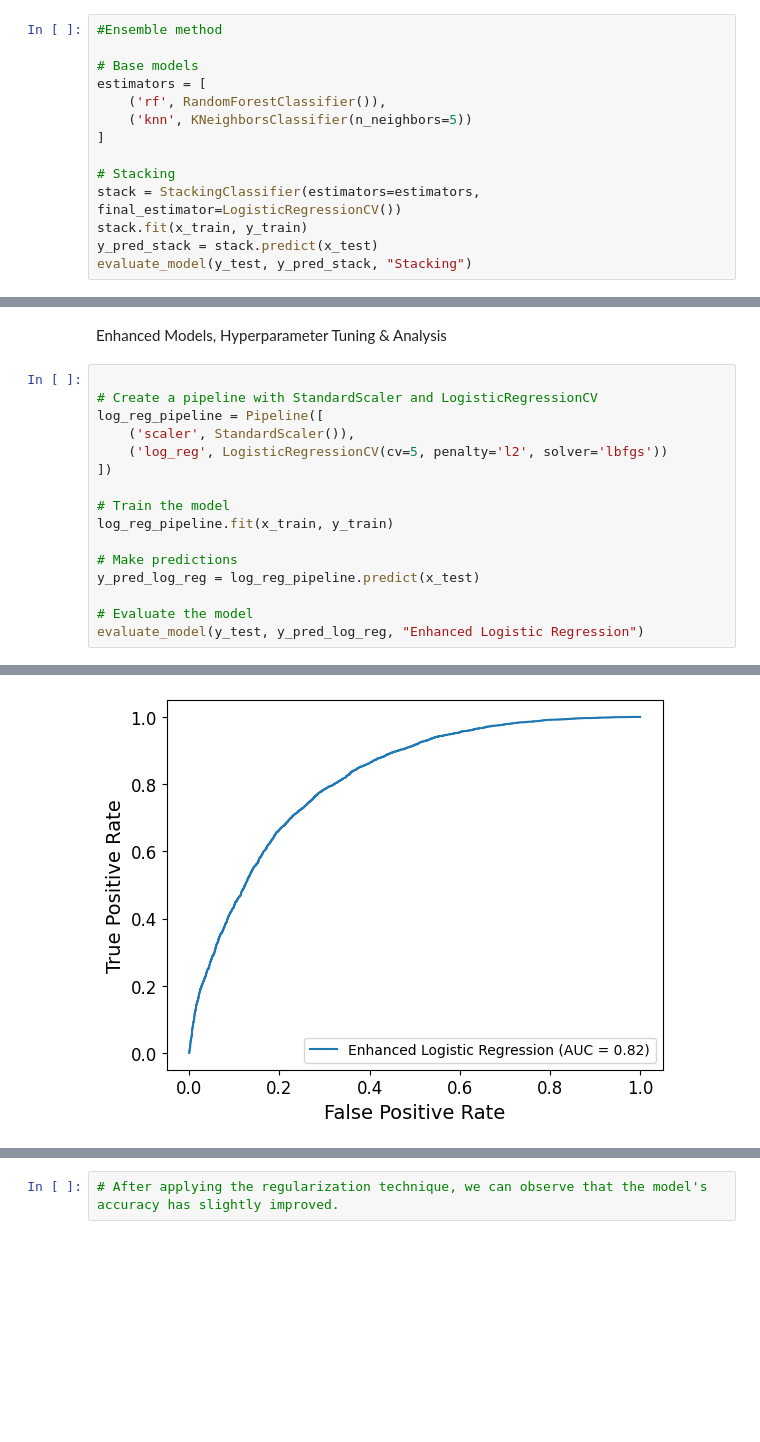
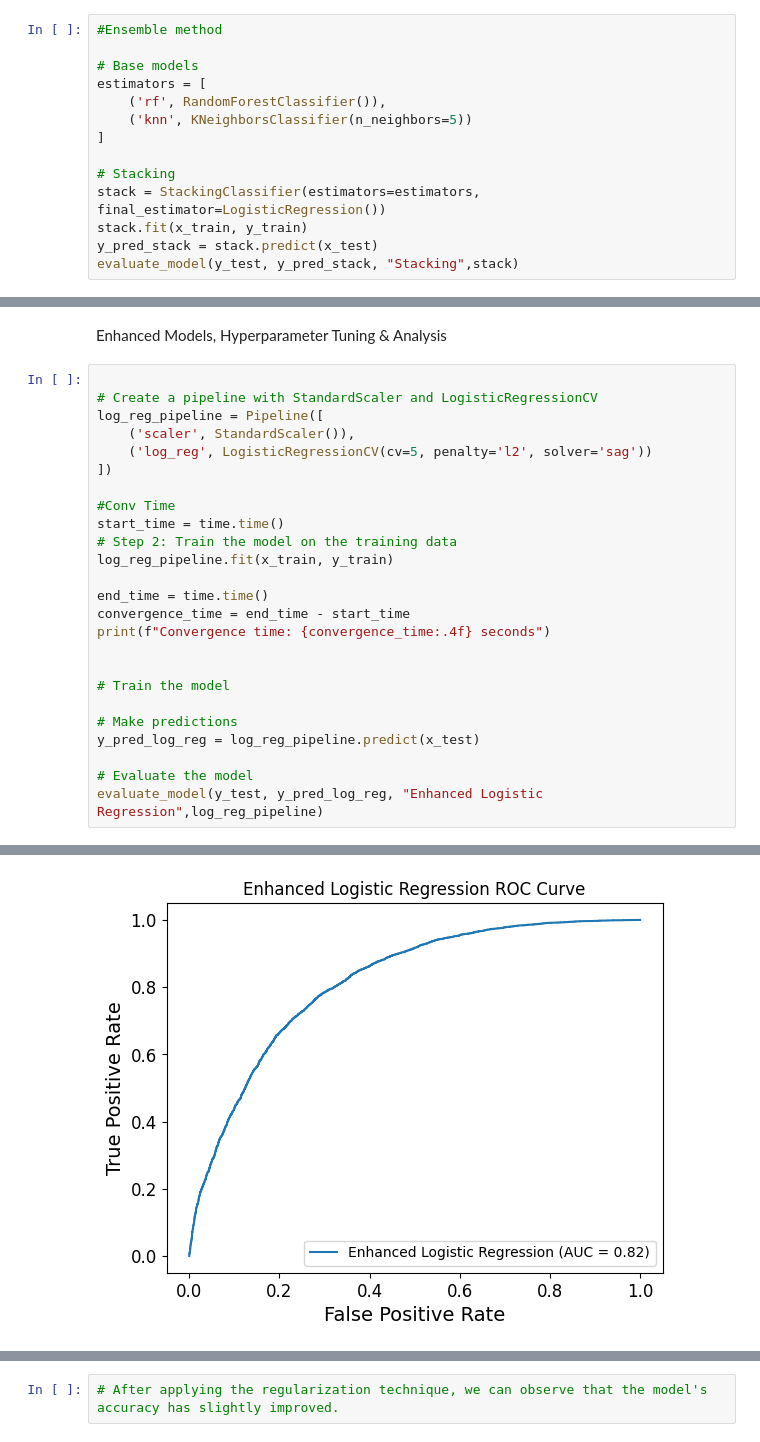
Before and after one commit to k23mhadh/DIABETES_ML_PROJECT, a Jupyter notebook: diabetes_classification.ipynb, the cells around one changed output, grey strips where cells are left out. Cells and saved outputs as stored; diff of their text form; blank space fills up the shorter version.

```diff
--- a/diabetes_classification.ipynb
+++ b/diabetes_classification.ipynb
@@ -407,8 +469,8 @@ estimators = [
 ]
 
 # Stacking
-stack = StackingClassifier(estimators=estimators, final_estimator=LogisticRegressionCV())
+stack = StackingClassifier(estimators=estimators, final_estimator=LogisticRegression())
 stack.fit(x_train, y_train)
 y_pred_stack = stack.predict(x_test)
-evaluate_model(y_test, y_pred_stack, "Stacking")
+evaluate_model(y_test, y_pred_stack, "Stacking",stack)
 # %% [output]
@@ -435,15 +497,24 @@ Enhanced Models, Hyperparameter Tuning & Analysis
 # Create a pipeline with StandardScaler and LogisticRegressionCV
 log_reg_pipeline = Pipeline([
     ('scaler', StandardScaler()),
-    ('log_reg', LogisticRegressionCV(cv=5, penalty='l2', solver='lbfgs'))
+    ('log_reg', LogisticRegressionCV(cv=5, penalty='l2', solver='sag'))
 ])
 
+#Conv Time
+start_time = time.time()
+# Step 2: Train the model on the training data
+log_reg_pipeline.fit(x_train, y_train)
+
+end_time = time.time()
+convergence_time = end_time - start_time
+print(f"Convergence time: {convergence_time:.4f} seconds")
+
+
 # Train the model
-log_reg_pipeline.fit(x_train, y_train)
 
 # Make predictions
 y_pred_log_reg = log_reg_pipeline.predict(x_test)
 
 # Evaluate the model
-evaluate_model(y_test, y_pred_log_reg, "Enhanced Logistic Regression")
+evaluate_model(y_test, y_pred_log_reg, "Enhanced Logistic Regression",log_reg_pipeline)
 # %% [output]
@@ -461 +533 @@ weighted avg       0.74      0.74      0.74     12915
-[figure, old version]
+[figure, new version]
```
Also changed, not shown: parts of 7 cells of this notebook.
